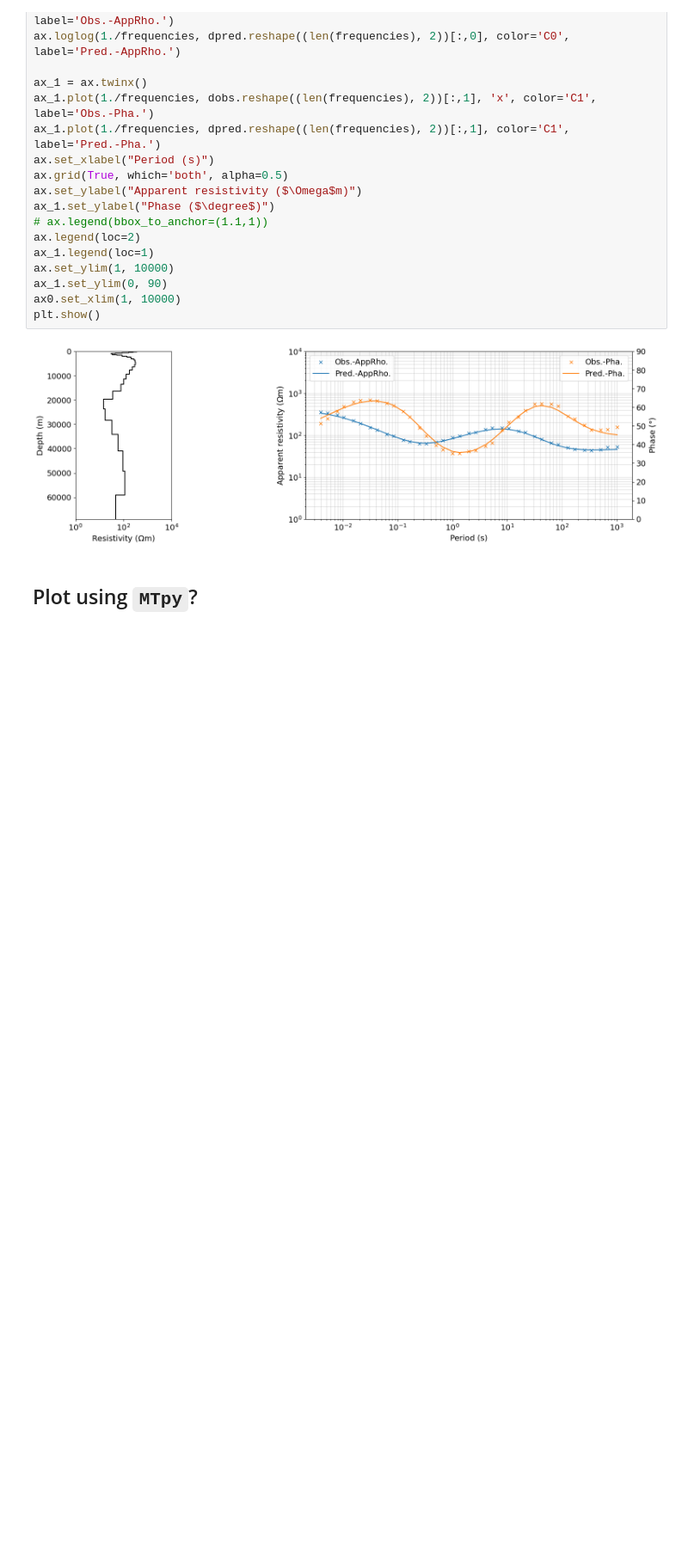
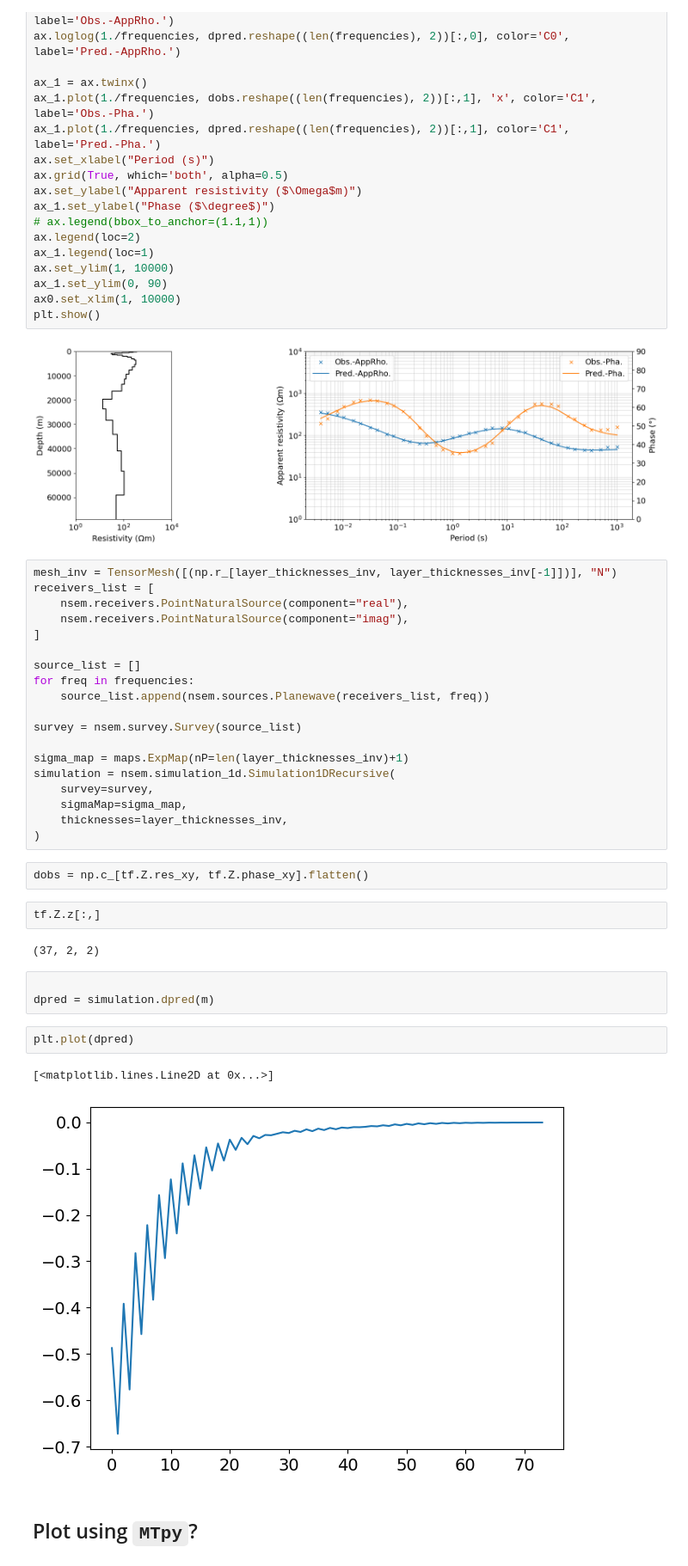
Before and after one commit to simpeg-research/earthscope-mt-course, a Jupyter notebook: notebooks/simpeg/6_1d_fixed_layer_inversion_field_data.ipynb, the cells around one changed output. Shown at 86% size. Drawn from its saved outputs; the diff is of its cells as text; blank space fills up the shorter version.

```diff
--- a/notebooks/simpeg/6_1d_fixed_layer_inversion_field_data.ipynb
+++ b/notebooks/simpeg/6_1d_fixed_layer_inversion_field_data.ipynb
@@ -348,6 +349,39 @@ ax0.set_xlim(1, 10000)
 plt.show()
 # %% [output]
 [figure]
+# %%
+mesh_inv = TensorMesh([(np.r_[layer_thicknesses_inv, layer_thicknesses_inv[-1]])], "N")
+receivers_list = [
+    nsem.receivers.PointNaturalSource(component="real"),
+    nsem.receivers.PointNaturalSource(component="imag"),
+]
+
+source_list = []
+for freq in frequencies:
+    source_list.append(nsem.sources.Planewave(receivers_list, freq))
+
+survey = nsem.survey.Survey(source_list)
+
+sigma_map = maps.ExpMap(nP=len(layer_thicknesses_inv)+1)
+simulation = nsem.simulation_1d.Simulation1DRecursive(
+    survey=survey,
+    sigmaMap=sigma_map,
+    thicknesses=layer_thicknesses_inv,
+)
+# %%
+dobs = np.c_[tf.Z.res_xy, tf.Z.phase_xy].flatten()
+# %%
+tf.Z.z[:,]
+# %% [output]
+(37, 2, 2)
+# %%
+
+dpred = simulation.dpred(m)
+# %%
+plt.plot(dpred)
+# %% [output]
+[<matplotlib.lines.Line2D at 0x...>]
+[figure, added]
 # %% [markdown]
 ## Plot using `MTpy`?
 # %%
```
Also changed, not shown: parts of 4 cells of this notebook.
